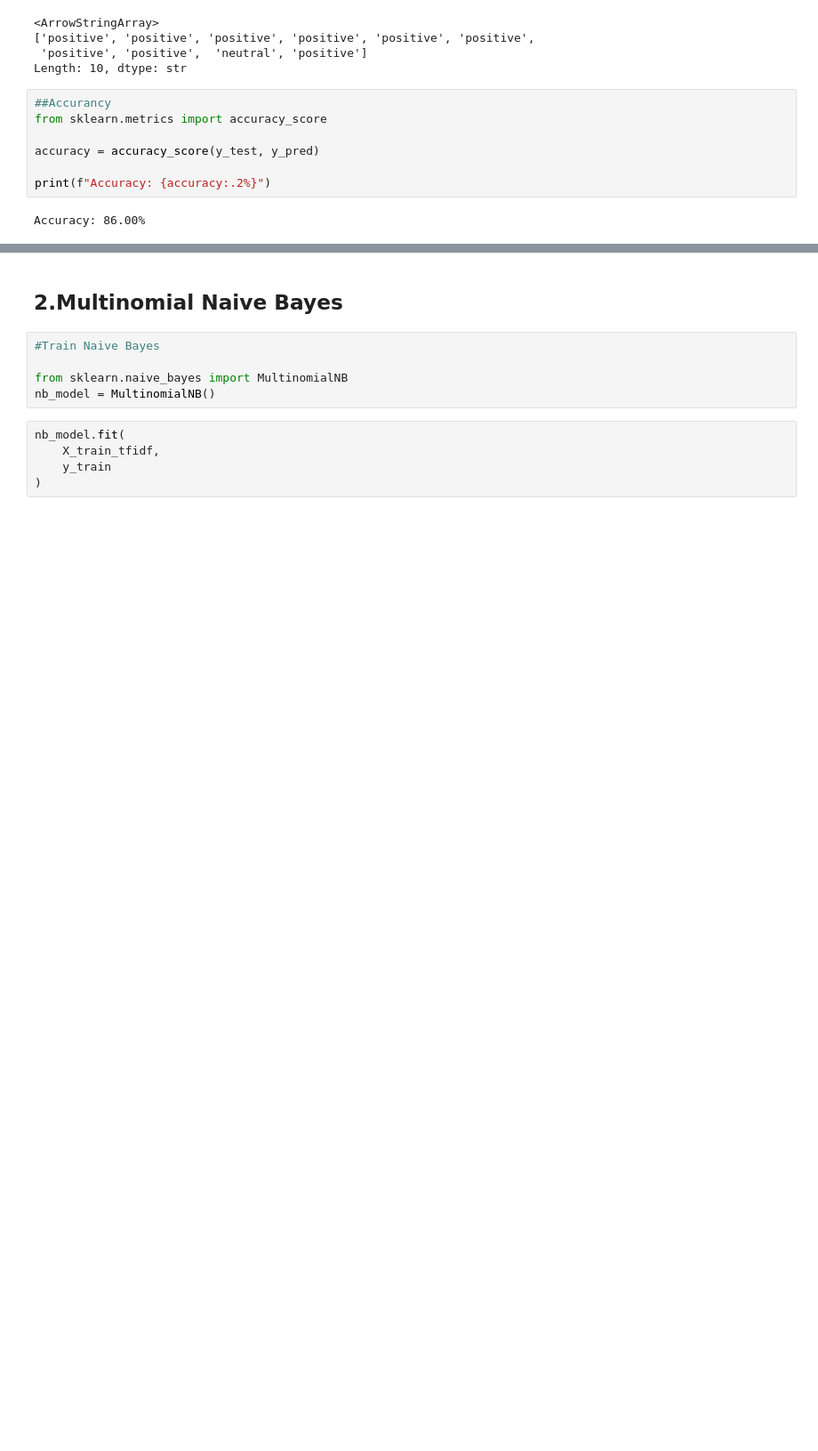
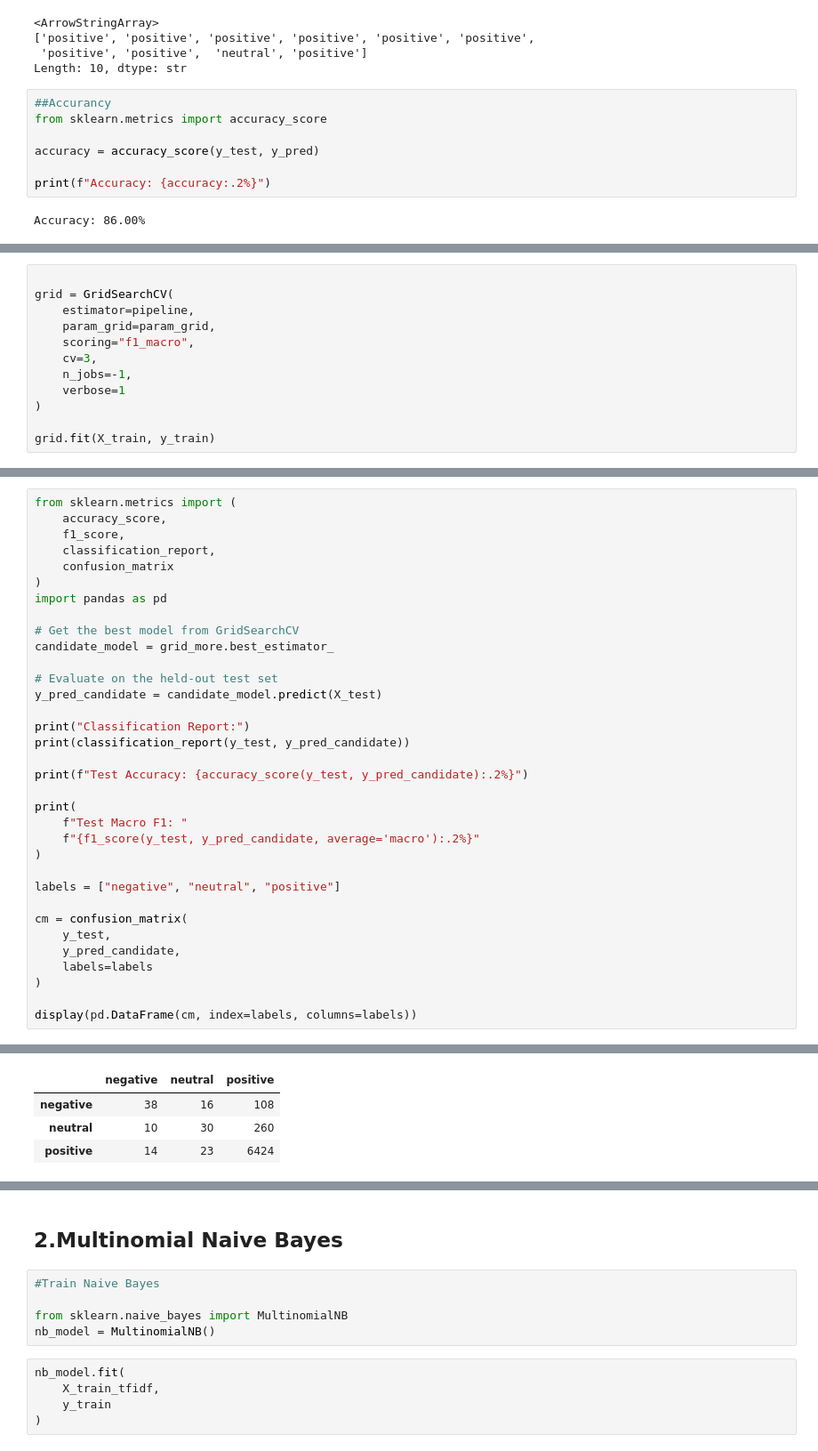
Before and after one commit to haripriya91/Automated-Customer-Reviews, a Jupyter notebook: notebooks/03_sentiment_model.ipynb, the cells around one changed output, grey strips where cells are left out. Shown at 89% size. Saved outputs shown, nothing was run; the diff lists cells and outputs as text; blank space fills up the shorter version.

```diff
--- a/notebooks/03_sentiment_model.ipynb
+++ b/notebooks/03_sentiment_model.ipynb
@@ -214,0 +213,12 @@ plt.show()
+# %%
+
+grid = GridSearchCV(
+    estimator=pipeline,
+    param_grid=param_grid,
+    scoring="f1_macro",
+    cv=3,
+    n_jobs=-1,
+    verbose=1
+)
+
+grid.fit(X_train, y_train)
@@ -214,0 +327,35 @@ plt.show()
+# %%
+from sklearn.metrics import (
+    accuracy_score,
+    f1_score,
+    classification_report,
+    confusion_matrix
+)
+import pandas as pd
+
+# Get the best model from GridSearchCV
+candidate_model = grid_more.best_estimator_
+
+# Evaluate on the held-out test set
+y_pred_candidate = candidate_model.predict(X_test)
+
+print("Classification Report:")
+print(classification_report(y_test, y_pred_candidate))
+
+print(f"Test Accuracy: {accuracy_score(y_test, y_pred_candidate):.2%}")
+
+print(
+    f"Test Macro F1: "
+    f"{f1_score(y_test, y_pred_candidate, average='macro'):.2%}"
+)
+
+labels = ["negative", "neutral", "positive"]
+
+cm = confusion_matrix(
+    y_test,
+    y_pred_candidate,
+    labels=labels
+)
+
+display(pd.DataFrame(cm, index=labels, columns=labels))
+# %% [output]
@@ -214,0 +375,4 @@ plt.show()
+|  | negative | neutral | positive |
+| negative | 38 | 16 | 108 |
+| neutral | 10 | 30 | 260 |
+| positive | 14 | 23 | 6424 |
```
Also changed, not shown: parts of 30 cells of this notebook, 6 other files.
